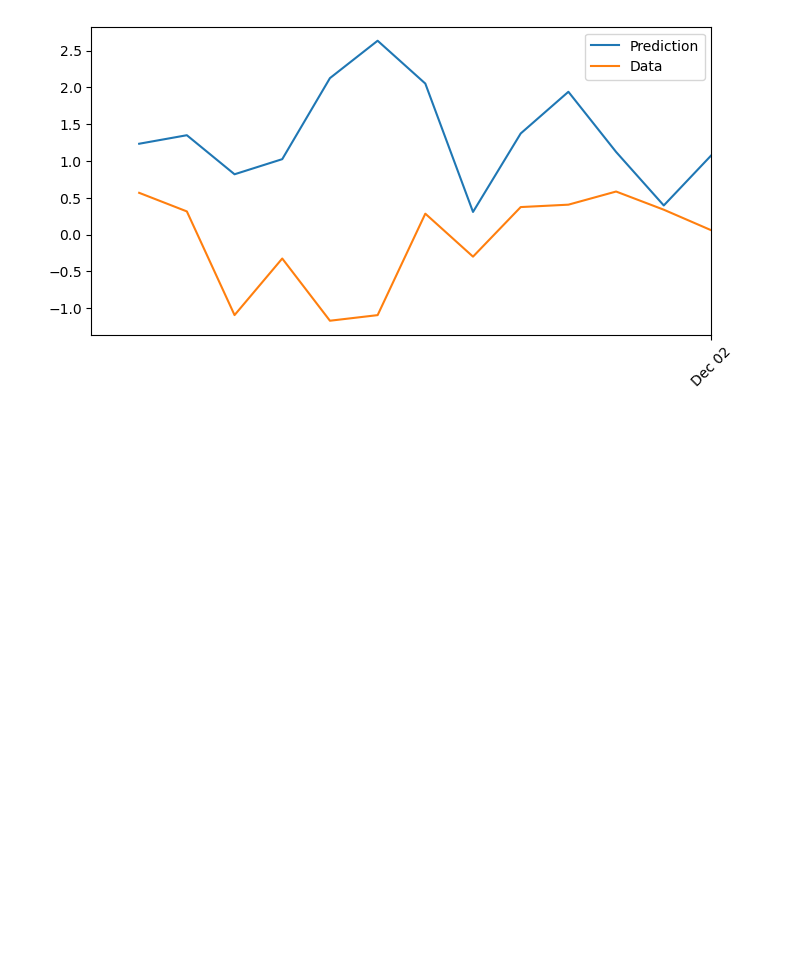
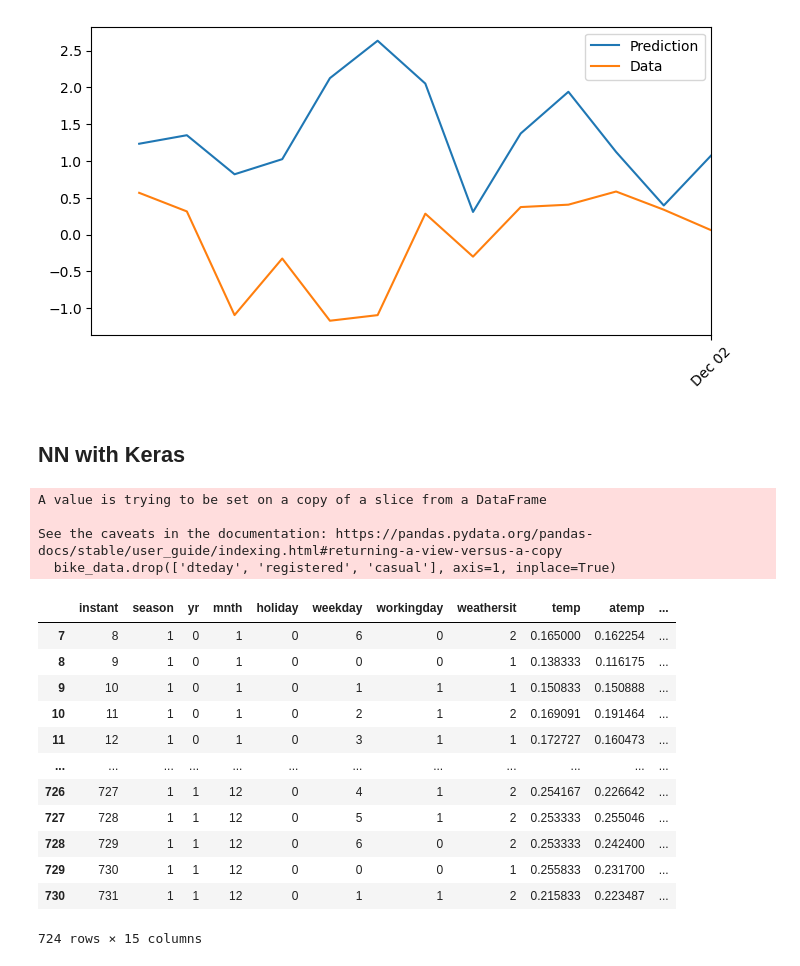
Before and after one commit to DavideMorgante/Python-Projects, a Jupyter notebook: Bycicles Rental/Bycicle_rentals.ipynb, the cells around one changed output. Saved outputs shown, nothing was run; the diff lists cells and outputs as text; code cells hidden in the pictures; blank space fills up the shorter version.

```diff
--- a/Bycicles Rental/Bycicle_rentals.ipynb
+++ b/Bycicles Rental/Bycicle_rentals.ipynb
@@ -396,3 +396,5 @@ ax.set_xticks(np.arange(len(dates))[12::24])
 _ = ax.set_xticklabels(dates[12::24], rotation=45)
 # %% [output]
 [figure]
+# %% [markdown]
+## NN with Keras
@@ -398,0 +403,21 @@ _ = ax.set_xticklabels(dates[12::24], rotation=45)
+# %%
+bike_data.drop(['dteday', 'registered', 'casual'], axis=1, inplace=True)
+bike_data
+# %% [output]
+A value is trying to be set on a copy of a slice from a DataFrame
+
+See the caveats in the documentation: https://pandas.pydata.org/pandas-docs/stable/user_guide/indexing.html#returning-a-view-versus-a-copy
+  bike_data.drop(['dteday', 'registered', 'casual'], axis=1, inplace=True)
+|  | instant | season | yr | mnth | holiday | weekday | workingday | weathersit | temp | atemp | ... |
+| 7 | 8 | 1 | 0 | 1 | 0 | 6 | 0 | 2 | 0.165000 | 0.162254 | ... |
+| 8 | 9 | 1 | 0 | 1 | 0 | 0 | 0 | 1 | 0.138333 | 0.116175 | ... |
+| 9 | 10 | 1 | 0 | 1 | 0 | 1 | 1 | 1 | 0.150833 | 0.150888 | ... |
+| 10 | 11 | 1 | 0 | 1 | 0 | 2 | 1 | 2 | 0.169091 | 0.191464 | ... |
+| 11 | 12 | 1 | 0 | 1 | 0 | 3 | 1 | 1 | 0.172727 | 0.160473 | ... |
+| ... | ... | ... | ... | ... | ... | ... | ... | ... | ... | ... | ... |
+| 726 | 727 | 1 | 1 | 12 | 0 | 4 | 1 | 2 | 0.254167 | 0.226642 | ... |
+| 727 | 728 | 1 | 1 | 12 | 0 | 5 | 1 | 2 | 0.253333 | 0.255046 | ... |
+| 728 | 729 | 1 | 1 | 12 | 0 | 6 | 0 | 2 | 0.253333 | 0.242400 | ... |
+| 729 | 730 | 1 | 1 | 12 | 0 | 0 | 0 | 1 | 0.255833 | 0.231700 | ... |
+| 730 | 731 | 1 | 1 | 12 | 0 | 1 | 1 | 2 | 0.215833 | 0.223487 | ... |
+724 rows × 15 columns
```
Also changed, not shown: parts of 10 cells of this notebook, 6 other files.
